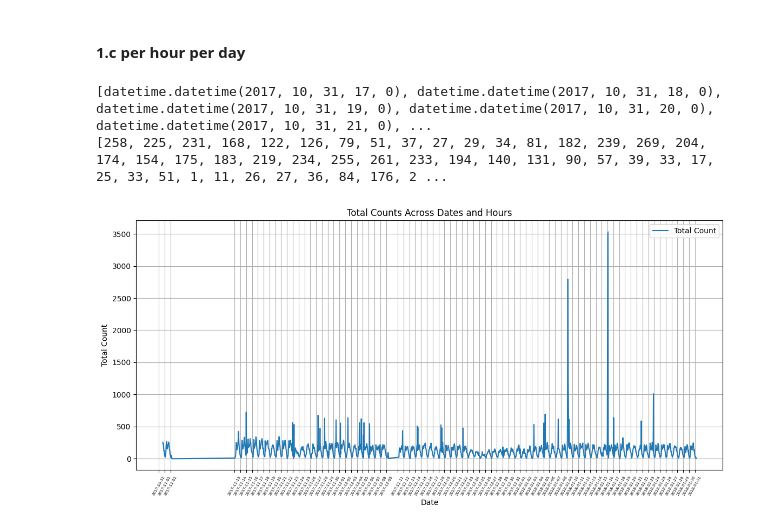
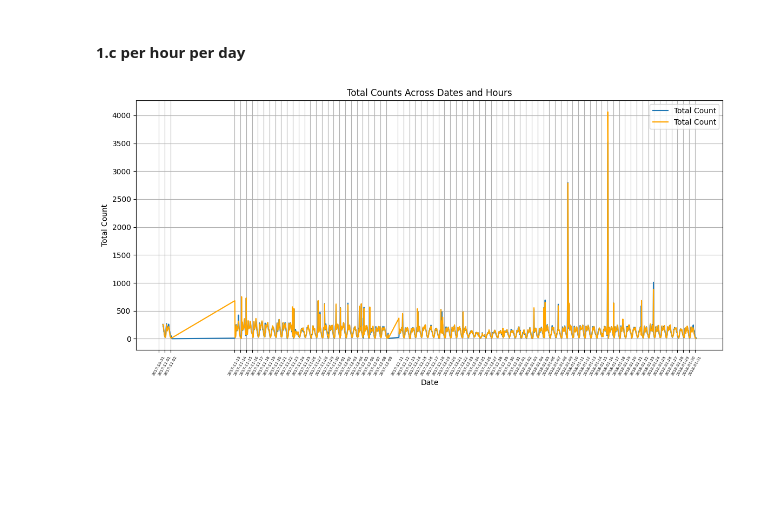
Before and after one commit to A-M-Alizadeh/MobilityLabs, a Jupyter notebook: Lab1.ipynb, the cells around one changed output. Saved outputs shown, nothing was run; the diff lists cells and outputs as text; code cells hidden in the pictures; blank space fills up the shorter version.

```diff
--- a/Lab1.ipynb
+++ b/Lab1.ipynb
@@ -500,39 +481,55 @@ def oopsPipeline(city,start_unix_time,end_unix_time):
 # %%
 
 book_data = list(permenant_booking.aggregate(oopsPipeline('Seattle',start_unix_time,end_unix_time)))
+park_data = list(permenant_parking.aggregate(oopsPipeline('Seattle',start_unix_time,end_unix_time)))
 
 flattened_data = []
 for entry in book_data:
     date = entry['_id']
     for hour_data in entry['hours']:
         flattened_data.append({
             'date': date,
             'hour': hour_data['hour'],
             'total_count': hour_data['total_count']
         })
 all_dates =[]
 all_values = []
 for entry in flattened_data:
     current_date = datetime.strptime(entry['date'], '%Y-%m-%d')
     all_dates.append(current_date+timedelta(hours=entry['hour']))
     all_values.append(entry['total_count'])
-print(all_dates)
-print(all_values)
+# print(all_dates)
+# print(all_values)
 #-------------------------------------------------
-
+flattened_park_data = []
+for entry in park_data:
+    date = entry['_id']
+    for hour_data in entry['hours']:
+        flattened_park_data.append({
+            'date': date,
+            'hour': hour_data['hour'],
+            'total_count': hour_data['total_count']
+        })
+park_all_dates =[]
+park_all_values = []
+for entry in flattened_park_data:
+    current_date = datetime.strptime(entry['date'], '%Y-%m-%d')
+    park_all_dates.append(current_date+timedelta(hours=entry['hour']))
+    park_all_values.append(entry['total_count'])
+# print(all_dates)
+# print(all_values)
 #-------------------------------------------------
 unique_dates = sorted(set(date.date() for date in all_dates))
 
 plt.figure(figsize=(14, 6))
 plt.plot(all_dates, all_values, label='Total Count')
+plt.plot(park_all_dates, park_all_values, label='Total Count', color='orange')
 plt.xlabel('Date')
 plt.ylabel('Total Count')
 plt.legend()
 plt.title('Total Counts Across Dates and Hours')
 plt.grid(True)
 plt.xticks(unique_dates,rotation=60, fontsize=5)
 plt.show()
 # %% [output]
-[datetime.datetime(2017, 10, 31, 17, 0), datetime.datetime(2017, 10, 31, 18, 0), datetime.datetime(2017, 10, 31, 19, 0), datetime.datetime(2017, 10, 31, 20, 0), datetime.datetime(2017, 10, 31, 21, 0), ...
-[258, 225, 231, 168, 122, 126, 79, 51, 37, 27, 29, 34, 81, 182, 239, 269, 204, 174, 154, 175, 183, 219, 234, 255, 261, 233, 194, 140, 131, 90, 57, 39, 33, 17, 25, 33, 51, 1, 11, 26, 27, 36, 84, 176, 2 ...
-[figure, old version]
+[figure, new version]
```
Also changed, not shown: parts of 11 cells of this notebook.
